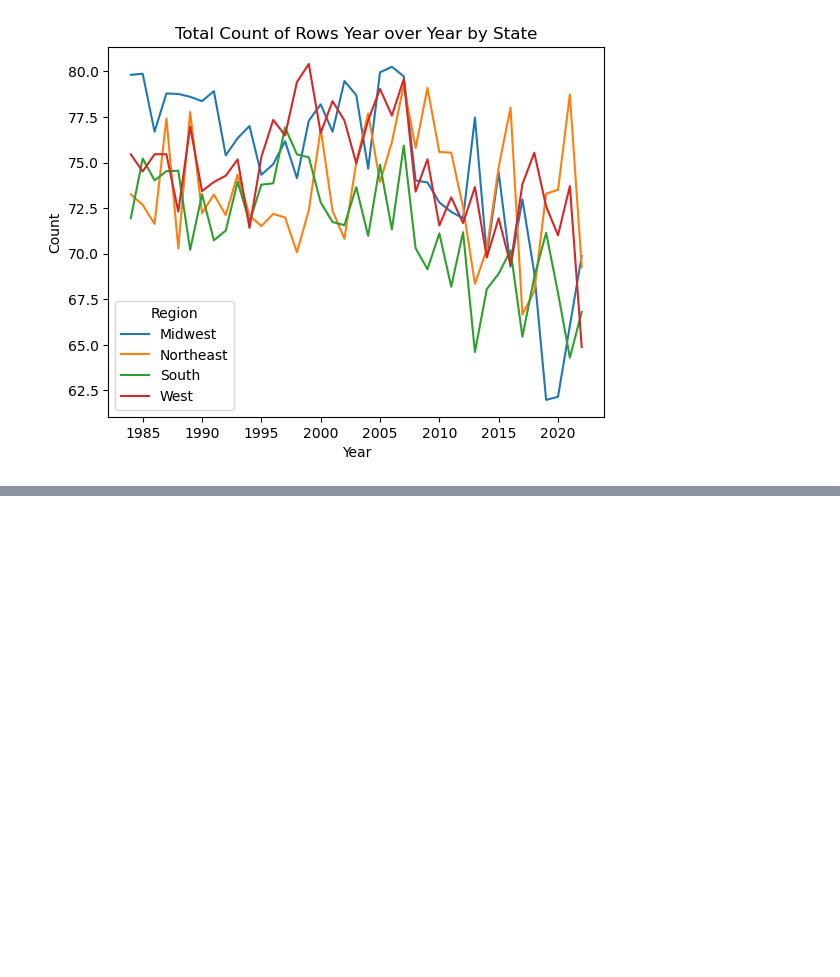
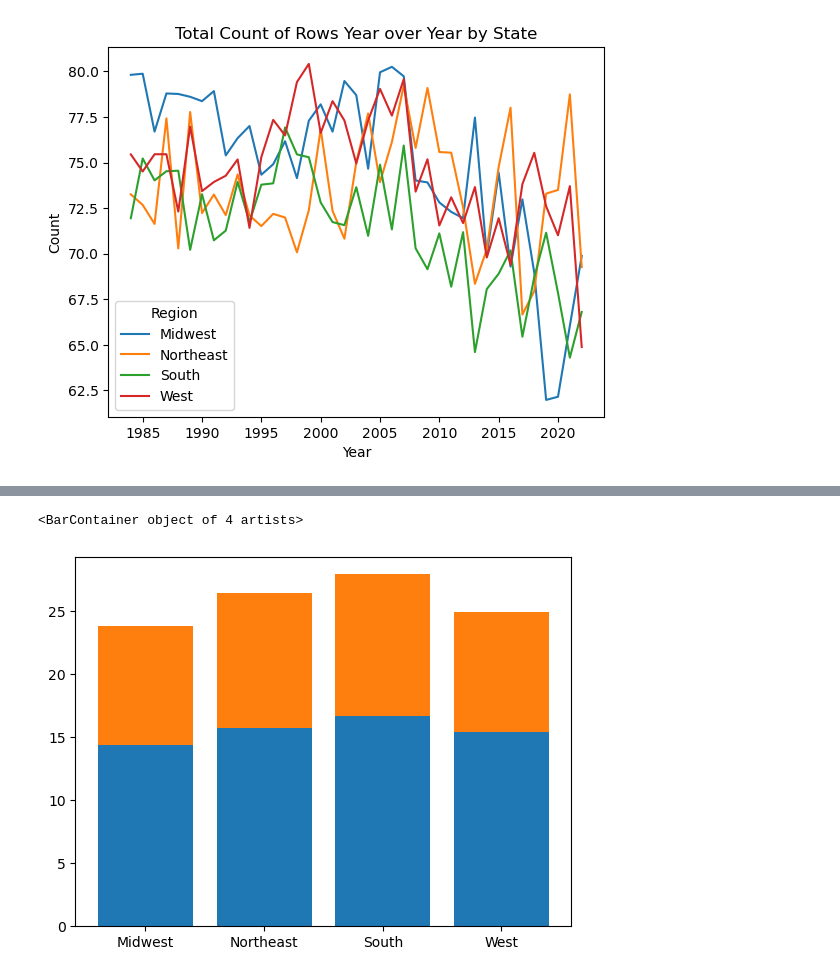
Before and after one commit to sunnywithcurlyhair/DS-Project-1, a Jupyter notebook: wd_aviation_analysis.ipynb, the cells around one changed output, grey strips where cells are left out. Cells and saved outputs as stored; diff of their text form; code cells hidden in the pictures; blank space fills up the shorter version.

```diff
--- a/wd_aviation_analysis.ipynb
+++ b/wd_aviation_analysis.ipynb
@@ -113,0 +125,6 @@ plt.show()
+# %%
+col_selector = ['Region', 'Minor/NonInj_Percentage', 'Serious_Inj_Percentage', 'Fatality_Pecentage']
+total_new = df_us[col_selector].groupby('Region').mean()
+# total_new['Total'] = totals
+
+total_new
@@ -113,0 +138,7 @@ plt.show()
+# %%
+plt.bar(total_new.index, total_new['Fatality_Pecentage'])
+
+plt.bar(total_new.index, total_new['Serious_Inj_Percentage'], label='Serious Injury Percentage', bottom=total_new['Fatality_Pecentage'])
+# %% [output]
+<BarContainer object of 4 artists>
+[figure, added]
```
Also changed, not shown: parts of 7 cells of this notebook, 2 other files.
